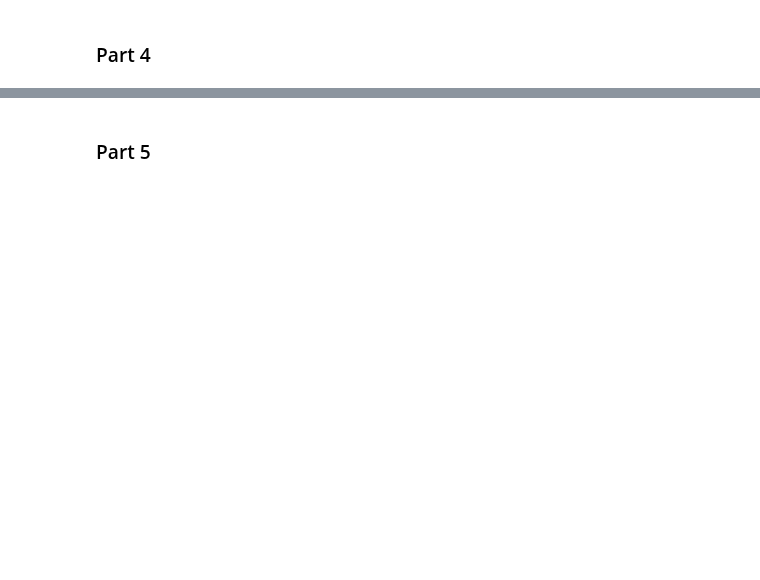
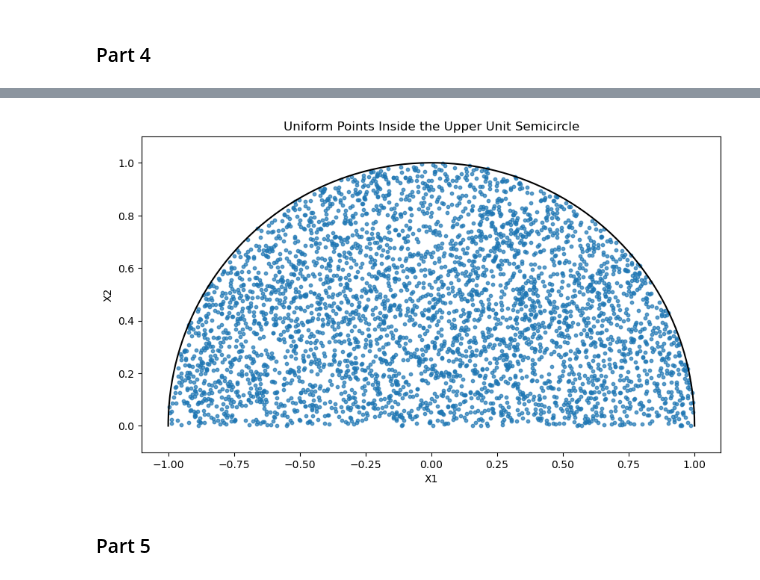
Before and after one commit to Ali-Raisolsadat/Ali-Raisolsadat.github.io, a Jupyter notebook: stat4110-code/chapter1/slide_code/lecture1_lecture_code_python.ipynb, the cells around one changed output, grey strips where cells are left out. Saved outputs shown, nothing was run; the diff lists cells and outputs as text; code cells hidden in the pictures; blank space fills up the shorter version.

```diff
--- a/stat4110-code/chapter1/slide_code/lecture1_lecture_code_python.ipynb
+++ b/stat4110-code/chapter1/slide_code/lecture1_lecture_code_python.ipynb
@@ -204,3 +228,48 @@ plt.show()
+# %%
+# ---------------------------
+# Algorithm: Rejection Sampling Inside Unit Semicircle
+# ---------------------------
+def sample_semicircle(n, seed=None):
+    """
+    Generate n points uniformly distributed inside the upper semicircle
+    defined by x^2 + y^2 < 1 and y >= 0 using rejection sampling.
+
+    Args:
+        n (int): Number of candidate points to generate (before rejection)
+        seed (int, optional): Random seed for reproducibility
+
+    Returns:
+        X1, X2 (arrays): Coordinates of accepted points inside the semicircle
+    """
+    if seed is not None:
+        np.random.seed(seed)
+
+    U1 = np.random.uniform(-1, 1, n)
+    U2 = np.random.uniform(0, 1, n)
+    mask = U1**2 + U2**2 < 1
+    X1 = U1[mask]
+    X2 = U2[mask]
+
+    return X1, X2
+
+# generate points
+n = 5000
+X1, X2 = sample_semicircle(n, seed=42)
+
+# plot
+fig, ax = plt.subplots(figsize=(10, 6))
+ax.scatter(X1, X2, s=10, alpha=0.7)
+theta = np.linspace(0, np.pi, 200)
+ax.plot(np.cos(theta), np.sin(theta), linewidth=1.5,color='black')
+ax.set_xlabel('X1')
+ax.set_ylabel('X2')
+ax.set_title('Uniform Points Inside the Upper Unit Semicircle')
+ax.set_aspect('equal', adjustable='box')
+ax.set_xlim(-1.1, 1.1)
+ax.set_ylim(-0.1, 1.1)
+plt.show()
+# %% [output]
+[figure, added]
 # %% [markdown]
 ### Part 5
 # %%
```
Also changed, not shown: parts of 13 cells of this notebook, 55 other files.
